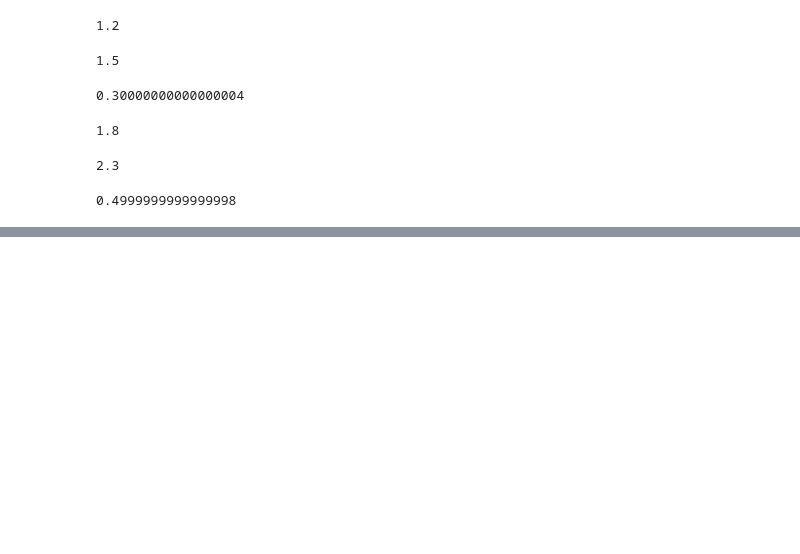
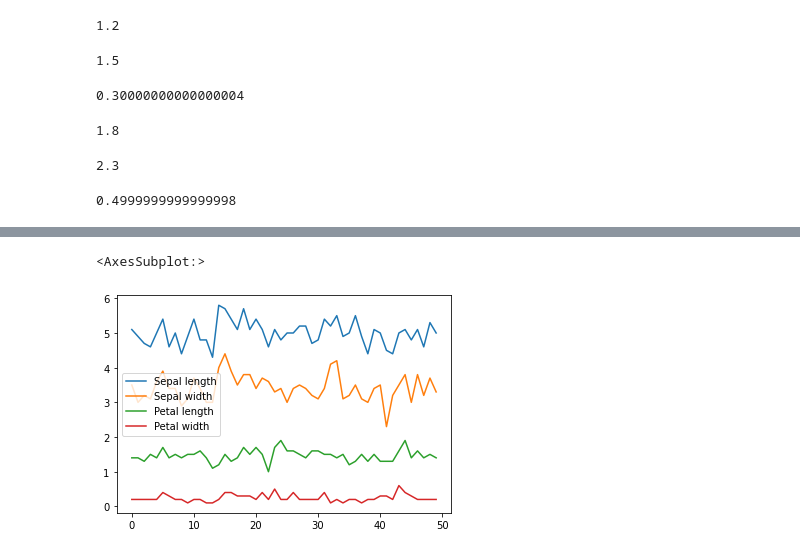
Before and after one commit to syedirfanx/data-comprehension, a Jupyter notebook: data-comprehension-using-python.ipynb, the cells around one changed output, grey strips where cells are left out. Saved outputs shown, nothing was run; the diff lists cells and outputs as text; code cells hidden in the pictures; blank space fills up the shorter version.

```diff
--- a/data-comprehension-using-python.ipynb
+++ b/data-comprehension-using-python.ipynb
@@ -141,0 +153,5 @@ iqr
+# %%
+data[data.Species == 'Setosa'].plot()
+# %% [output]
+<AxesSubplot:>
+[figure, added]
```
Also changed, not shown: parts of 8 cells of this notebook.
